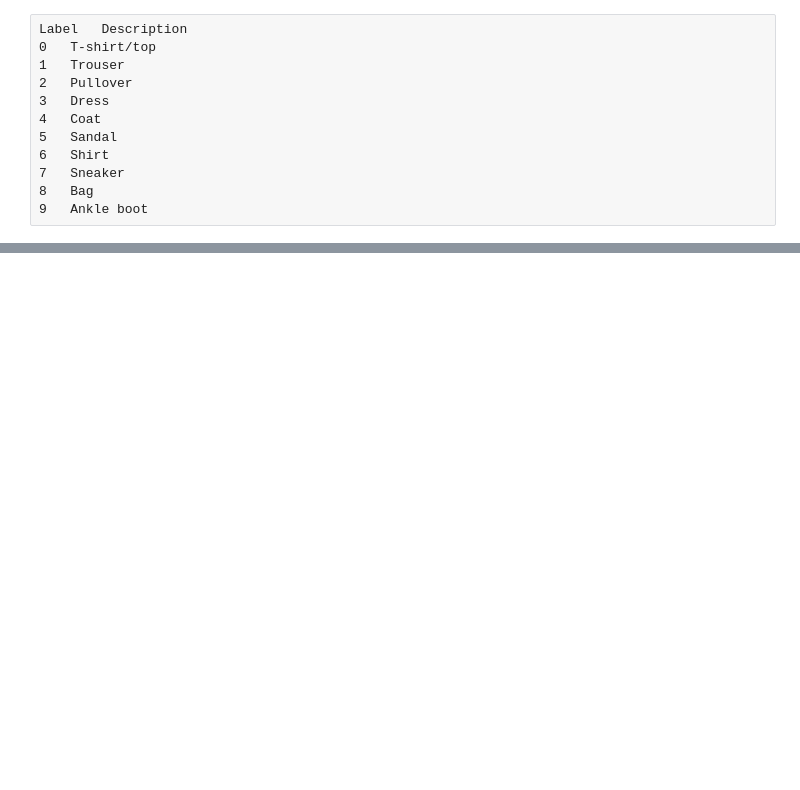
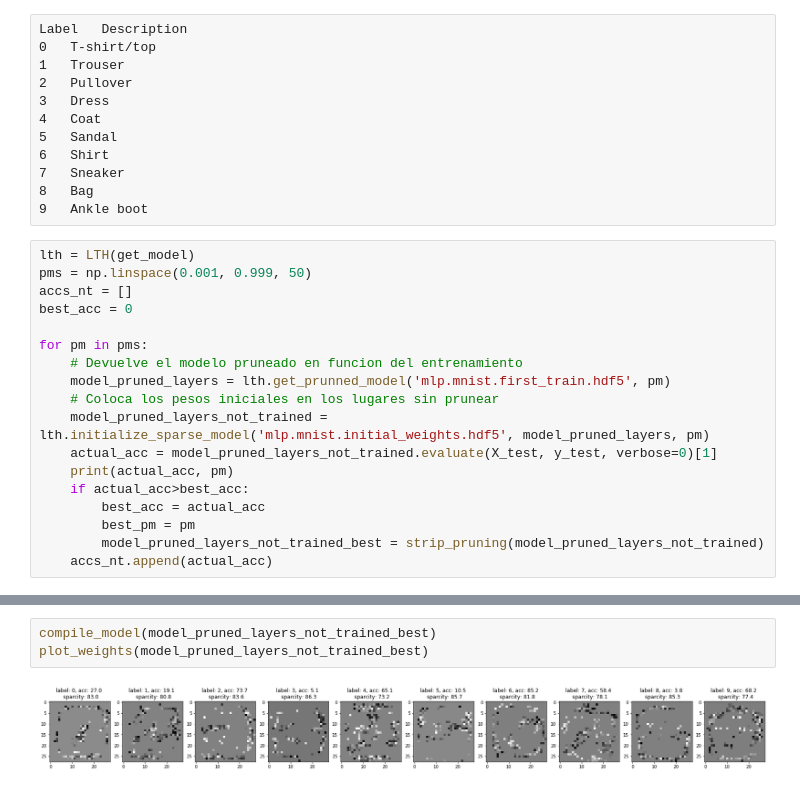
Before and after one commit to jganzabal/lottery-ticket-hypotesis-keras, a Jupyter notebook: 10_Logistic_regresion_Interpretation.ipynb, the cells around one changed output, grey strips where cells are left out. Drawn from its saved outputs; the diff is of its cells as text; blank space fills up the shorter version.

```diff
--- a/10_Logistic_regresion_Interpretation.ipynb
+++ b/10_Logistic_regresion_Interpretation.ipynb
@@ -93,3 +132,21 @@ Label   Description
 7   Sneaker
 8   Bag
 9   Ankle boot
+# %%
+lth = LTH(get_model)
+pms = np.linspace(0.001, 0.999, 50)
+accs_nt = []
+best_acc = 0
+
+for pm in pms:
+    # Devuelve el modelo pruneado en funcion del entrenamiento
+    model_pruned_layers = lth.get_prunned_model('mlp.mnist.first_train.hdf5', pm)
+    # Coloca los pesos iniciales en los lugares sin prunear
+    model_pruned_layers_not_trained = lth.initialize_sparse_model('mlp.mnist.initial_weights.hdf5', model_pruned_layers, pm)
+    actual_acc = model_pruned_layers_not_trained.evaluate(X_test, y_test, verbose=0)[1]
+    print(actual_acc, pm)
+    if actual_acc>best_acc:
+        best_acc = actual_acc
+        best_pm = pm
+        model_pruned_layers_not_trained_best = strip_pruning(model_pruned_layers_not_trained)
+    accs_nt.append(actual_acc)
@@ -95,0 +177,5 @@ Label   Description
+# %%
+compile_model(model_pruned_layers_not_trained_best)
+plot_weights(model_pruned_layers_not_trained_best)
+# %% [output]
+[figure, added]
```
Also changed, not shown: parts of 7 cells of this notebook, 2 other files.
